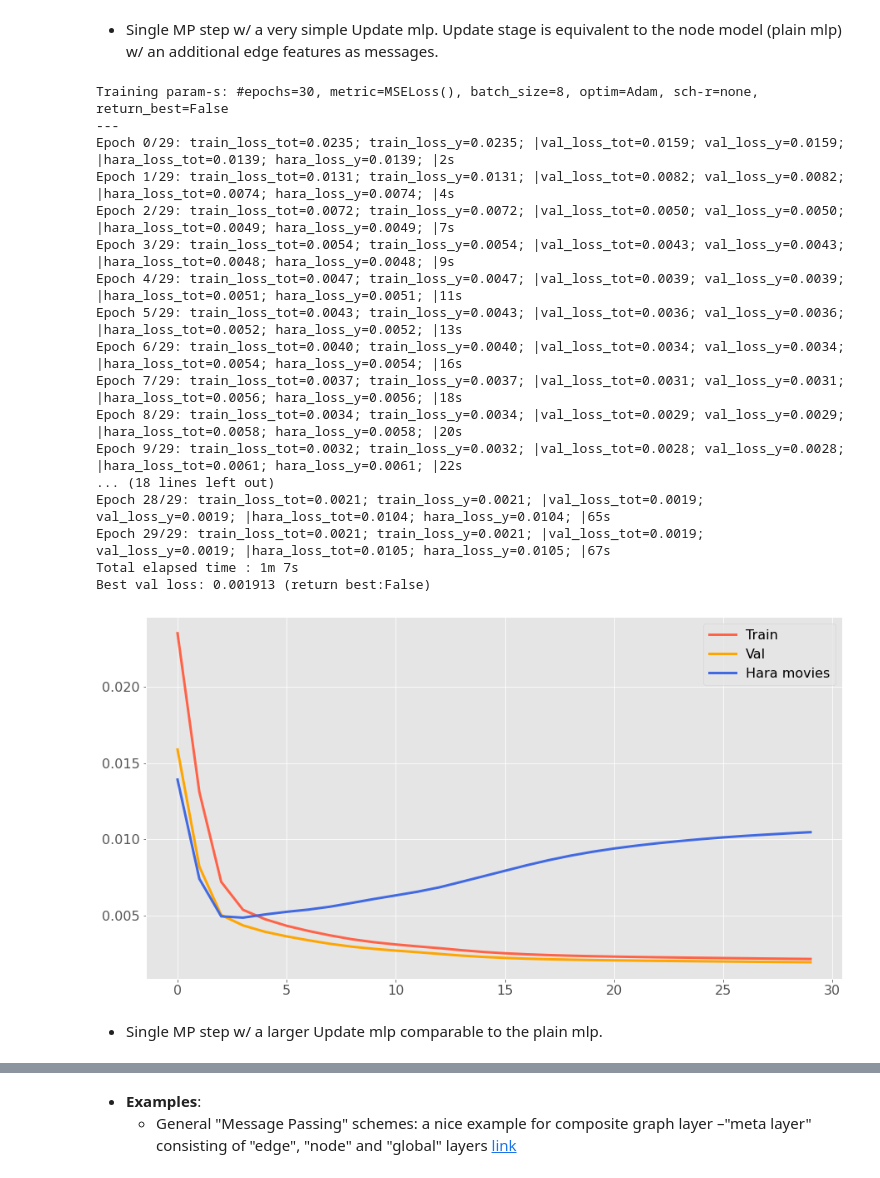
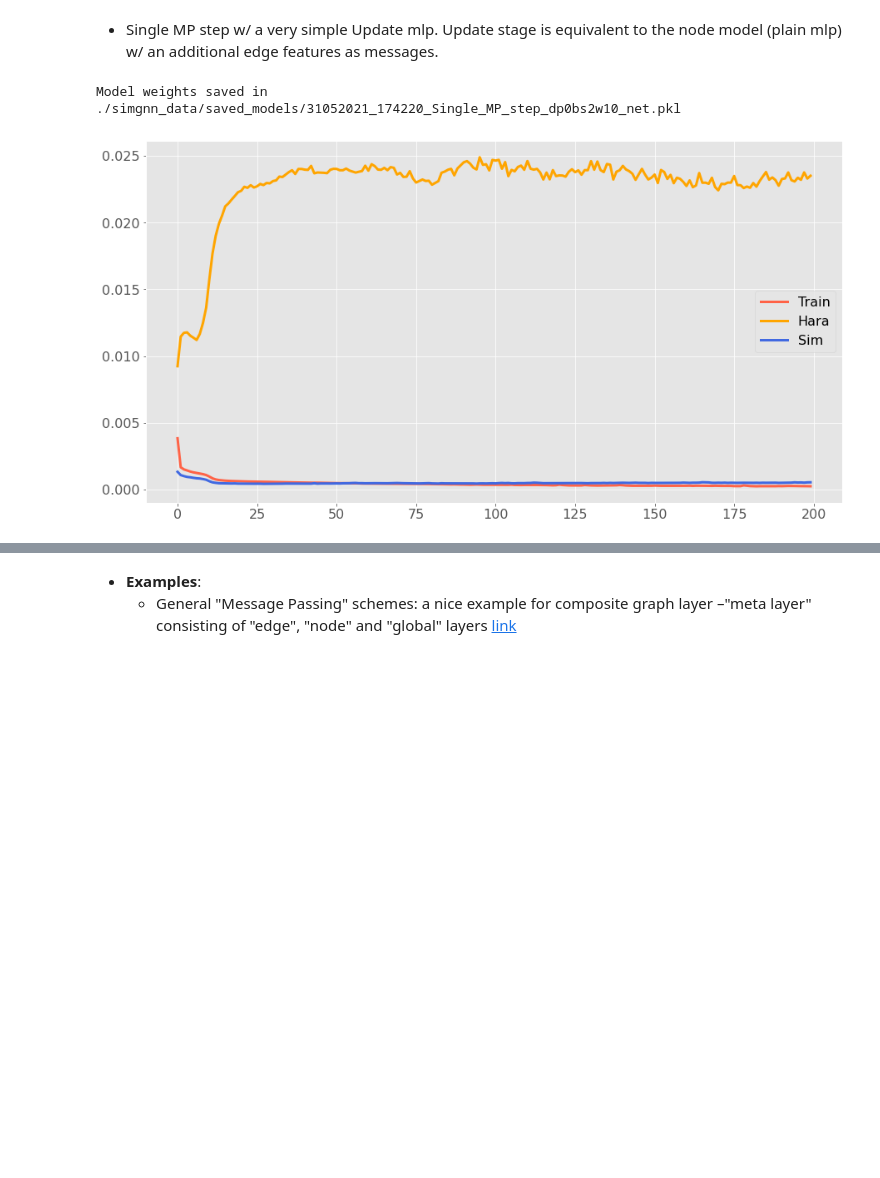
Before and after one commit to mshagirov/simgnn, a Jupyter notebook: nbs/2_nn_model.ipynb, the cells around one changed output, grey strips where cells are left out. Drawn from its saved outputs; the diff is of its cells as text; code cells hidden in the pictures; blank space fills up the shorter version.

Commit message:
training single step MP tension model

```diff
--- a/nbs/2_nn_model.ipynb
+++ b/nbs/2_nn_model.ipynb
@@ -357,24 +364,32 @@ for data_name in pred_out[0]:
 # %%
 torch.manual_seed(0)
 
-net = Single_MP_step(node_in_features=window_size*2, node_out_features=2, edge_in_features=2, message_out_features=5, message_hidden_dims=[10],aggr='max')
+dropout_p = 0
+num_epochs = 200
+lr = 0.001
+bs = 2
+loss_func = torch.nn.MSELoss(reduction='mean')
+# loss_func = torch.nn.L1Loss(reduction='mean')
 
-num_epochs = 30
-lr = 0.001
-bs = 8
-MSE_loss = torch.nn.MSELoss(reduction='mean')
+net = Single_MP_step(node_in_features=window_size*2, node_out_features=2, edge_in_features=2,
+                     message_out_features=32, message_hidden_dims=[512,256,256,256,128,64],
+                     aggr='mean', update_hidden_dims=[64,32], dropout_p=dropout_p).to(device)
+
 opt = torch.optim.Adam(net.parameters(), lr=lr)
 # opt = torch.optim.SGD(net.parameters(), lr=0.1, momentum=0.9)
+scheduler = None
 # scheduler = torch.optim.lr_scheduler.ReduceLROnPlateau(opt, 'min')
 
 # in order to track the batch id for var-s add its key to "follow_batch":
 loaders = {'train' : DataLoader(datasets_dict['train'], batch_size=bs,follow_batch=['cell_pressures','edge_index']),
-          'val': DataLoader(datasets_dict['val'], batch_size=bs,follow_batch=['cell_pressures','edge_index']),
-          'hara': DataLoader(datasets_dict['hara'], batch_size=bs)}
+           'val':    DataLoader(datasets_dict['hara'], batch_size=bs),
+           'sim':   DataLoader(datasets_dict['sim'], batch_size=bs,follow_batch=['cell_pressures','edge_index']),}
 # this tracks batch id for "cell_pressures_batch" and "edge_index_batch" in addition to node batch ids
 
 model_states = list(loaders.keys())
 use_force_loss = {k:[False,False] for k in loaders}
 
-model_name = datetime.datetime.now().strftime('%d%m%Y_%H%M%S')+f'_{net.__class__.__name__}_bs{bs}_w{datasets_dict["train"].window_size}'
+return_best = False
+
+model_name = datetime.datetime.now().strftime('%d%m%Y_%H%M%S')+f'_{net.__class__.__name__}_dp{dropout_p}bs{bs}w{window_size}{"best" if return_best else ""}'
 save_dir = './simgnn_data/saved_models/'
@@ -381,34 +401,19 @@ save_dir = './simgnn_data/saved_models/'
+# %%
+print(model_name,end='\n---\n')
+
+net, train_log = train_model(net, loaders, opt, num_epochs=num_epochs, scheduler=scheduler, device=device, model_states = model_states,
+                               loss_func = loss_func, use_force_loss=use_force_loss, return_best=return_best)
 # %%
-# ------- Train -------- #
-net, train_log = train_model(net, loaders, opt, num_epochs=num_epochs, scheduler=None, device=device, model_states = model_states,
-                               loss_func = MSE_loss, use_force_loss=use_force_loss,
-                               return_best=False)
 plt.figure(figsize=[15,8])
 plt.plot(np.arange(train_log['total_epochs']),train_log['train_loss_tot'],'tomato',lw=3,label='Train')
-plt.plot(np.arange(train_log['total_epochs']),train_log['val_loss_tot'],'orange',lw=3,label='Val')
-plt.plot(np.arange(train_log['total_epochs']),train_log['hara_loss_tot'],'royalblue',lw=3,label='Hara movies')
+plt.plot(np.arange(train_log['total_epochs']),train_log['val_loss_tot'],'orange',lw=3,label='Hara')
+plt.plot(np.arange(train_log['total_epochs']),train_log['sim_loss_tot'],'royalblue',lw=3,label='Sim')
 plt.legend();
 
 write_log(f'{path.join(save_dir, model_name)}_train_log.pkl',train_log)
 torch.save(net.state_dict(), f'{path.join(save_dir, model_name)}_net.pkl')
+print(f'Model weights saved in \n{path.join(save_dir, model_name)}_net.pkl')
 # %% [output]
-Training param-s: #epochs=30, metric=MSELoss(), batch_size=8, optim=Adam, sch-r=none, return_best=False
----
-Epoch 0/29: train_loss_tot=0.0235; train_loss_y=0.0235; |val_loss_tot=0.0159; val_loss_y=0.0159; |hara_loss_tot=0.0139; hara_loss_y=0.0139; |2s
-Epoch 1/29: train_loss_tot=0.0131; train_loss_y=0.0131; |val_loss_tot=0.0082; val_loss_y=0.0082; |hara_loss_tot=0.0074; hara_loss_y=0.0074; |4s
-Epoch 2/29: train_loss_tot=0.0072; train_loss_y=0.0072; |val_loss_tot=0.0050; val_loss_y=0.0050; |hara_loss_tot=0.0049; hara_loss_y=0.0049; |7s
-Epoch 3/29: train_loss_tot=0.0054; train_loss_y=0.0054; |val_loss_tot=0.0043; val_loss_y=0.0043; |hara_loss_tot=0.0048; hara_loss_y=0.0048; |9s
-Epoch 4/29: train_loss_tot=0.0047; train_loss_y=0.0047; |val_loss_tot=0.0039; val_loss_y=0.0039; |hara_loss_tot=0.0051; hara_loss_y=0.0051; |11s
-Epoch 5/29: train_loss_tot=0.0043; train_loss_y=0.0043; |val_loss_tot=0.0036; val_loss_y=0.0036; |hara_loss_tot=0.0052; hara_loss_y=0.0052; |13s
-Epoch 6/29: train_loss_tot=0.0040; train_loss_y=0.0040; |val_loss_tot=0.0034; val_loss_y=0.0034; |hara_loss_tot=0.0054; hara_loss_y=0.0054; |16s
-Epoch 7/29: train_loss_tot=0.0037; train_loss_y=0.0037; |val_loss_tot=0.0031; val_loss_y=0.0031; |hara_loss_tot=0.0056; hara_loss_y=0.0056; |18s
-Epoch 8/29: train_loss_tot=0.0034; train_loss_y=0.0034; |val_loss_tot=0.0029; val_loss_y=0.0029; |hara_loss_tot=0.0058; hara_loss_y=0.0058; |20s
-Epoch 9/29: train_loss_tot=0.0032; train_loss_y=0.0032; |val_loss_tot=0.0028; val_loss_y=0.0028; |hara_loss_tot=0.0061; hara_loss_y=0.0061; |22s
-... (18 lines left out)
-Epoch 28/29: train_loss_tot=0.0021; train_loss_y=0.0021; |val_loss_tot=0.0019; val_loss_y=0.0019; |hara_loss_tot=0.0104; hara_loss_y=0.0104; |65s
-Epoch 29/29: train_loss_tot=0.0021; train_loss_y=0.0021; |val_loss_tot=0.0019; val_loss_y=0.0019; |hara_loss_tot=0.0105; hara_loss_y=0.0105; |67s
-Total elapsed time : 1m 7s
-Best val loss: 0.001913 (return best:False)
+Model weights saved in
+./simgnn_data/saved_models/31052021_174220_Single_MP_step_dp0bs2w10_net.pkl
-[figure, old version]
+[figure, new version]
-# %% [markdown]
-- Single MP step w/ a larger Update mlp comparable to the plain mlp.
```
Also changed, not shown: parts of 20 cells of this notebook, 1 other file.
